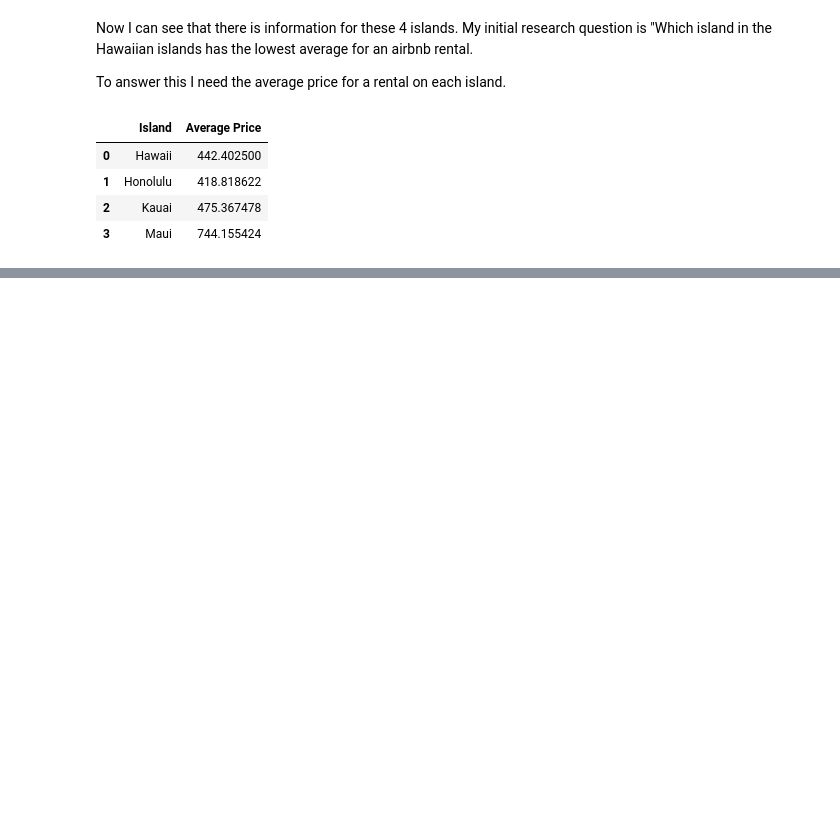
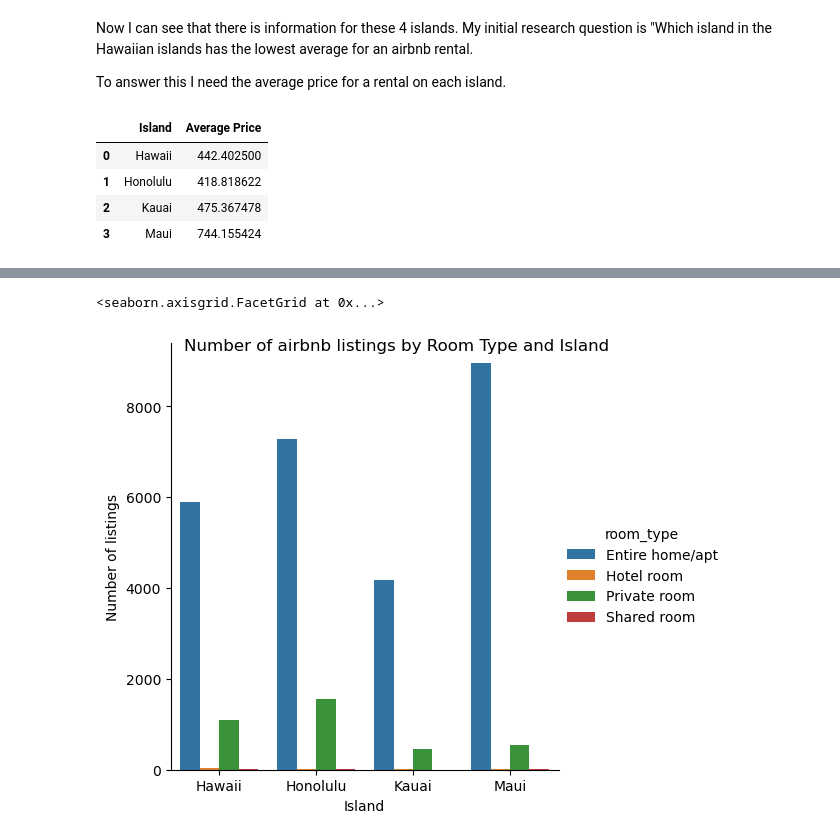
Before and after one commit to ubco-W2022T2-data301/project-group-group38, a Jupyter notebook: CB_EDA_Milestone3.ipynb, the cells around one changed output, grey strips where cells are left out. Drawn from its saved outputs; the diff is of its cells as text; code cells hidden in the pictures; blank space fills up the shorter version.

```diff
--- a/CB_EDA_Milestone3.ipynb
+++ b/CB_EDA_Milestone3.ipynb
@@ -80,0 +102,3 @@ Now let's visualize the data
+# %%
+grouped_df = df.groupby(['neighbourhood_group_cleansed', 'room_type']).size().reset_index(name='count')
+grouped_df
@@ -80,0 +122,7 @@ Now let's visualize the data
+# %%
+plt = sns.catplot(x='neighbourhood_group_cleansed', y='count', hue='room_type', data=grouped_df, kind='bar')
+plt.fig.suptitle('Number of airbnb listings by Room Type and Island')
+plt.set(xlabel='Island', ylabel='Number of listings')
+# %% [output]
+<seaborn.axisgrid.FacetGrid at 0x...>
+[figure, added]
```
Also changed, not shown: parts of 10 cells of this notebook.
